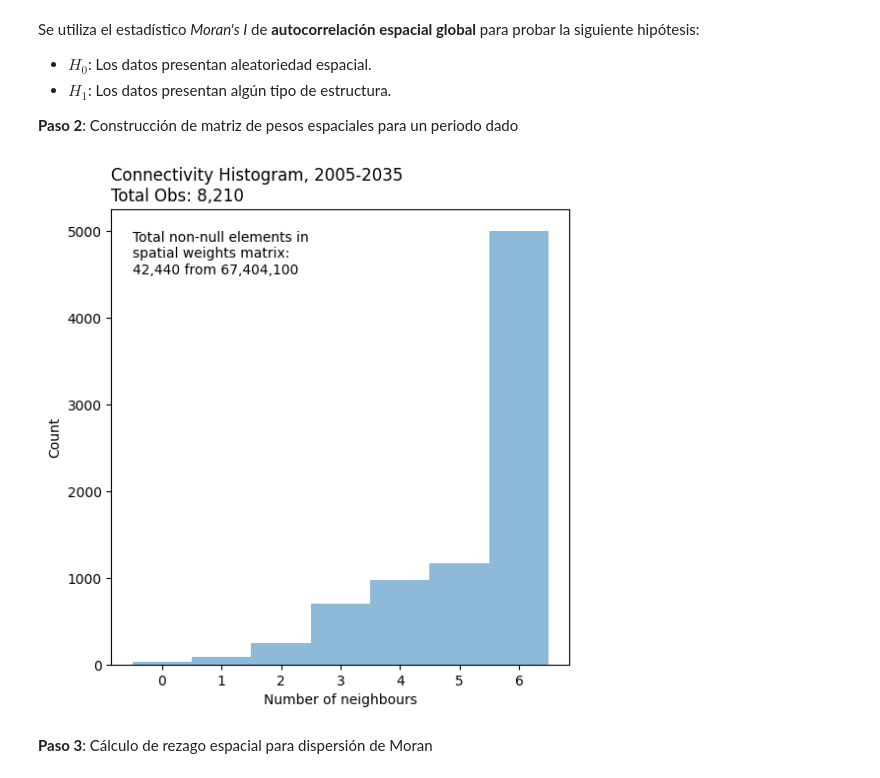
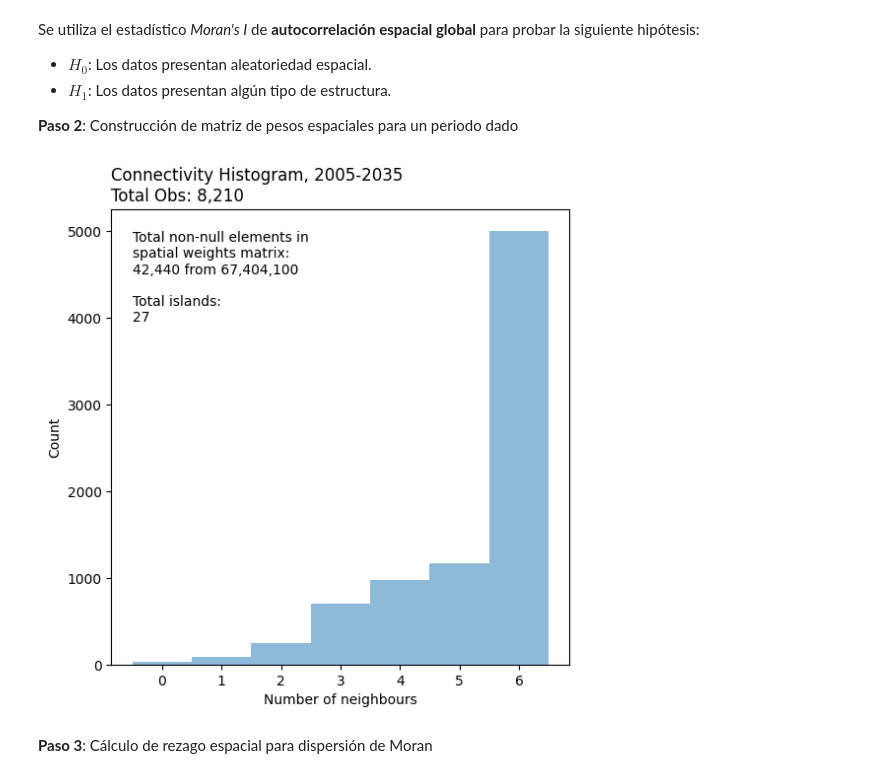
Before and after one commit to CAMM961001/estancia, a Jupyter notebook: notebooks/exploratory_data_analysis.ipynb, the cells around one changed output. Saved outputs shown, nothing was run; the diff lists cells and outputs as text; code cells hidden in the pictures.

```diff
--- a/notebooks/exploratory_data_analysis.ipynb
+++ b/notebooks/exploratory_data_analysis.ipynb
@@ -348,35 +348,35 @@ period = period_selector.value
 W = train.query(f'period == "{period}"')
 W = weights.Queen.from_dataframe(df=W, geom_col='geometry', silence_warnings=True)
 
 # Connectivity histogram data
 _vis = np.array(W.histogram)
 
 # Figure specs
 fig, ax = plt.subplots(figsize=(6,6))
 
 # Visualization elements
 ax.bar(
     x=_vis[:,0]
     ,height=_vis[:,1]
     ,width=1
     ,color='tab:blue'
     ,alpha=0.5)
 
 # Styling
 ax.set_title(f'Connectivity Histogram, {period}\nTotal Obs: {W.n:,}', loc='left')
 ax.set(
     xlabel='Number of neighbours'
     ,ylabel='Count'
     ,xticks=np.arange(0, int(W.max_neighbors)+1, 1))
 ax.text(
     x=-0.5, y=_vis[:,1].max()
-    ,s=f'Total non-null elements in\nspatial weights matrix:\n{W.sparse.nnz:,} from {W.n**2:,}'
+    ,s=f'Total non-null elements in\nspatial weights matrix:\n{W.sparse.nnz:,} from {W.n**2:,}\n\nTotal islands:\n{len(W.islands)}'
     ,horizontalalignment='left'
     ,verticalalignment='top')
 
 plt.show()
 # %% [output]
-[figure, old version]
+[figure, new version]
 # %% [markdown]
 **Paso 3**: Cálculo de rezago espacial para dispersión de Moran
 # %%
```
Also changed, not shown: parts of 2 cells of this notebook.
